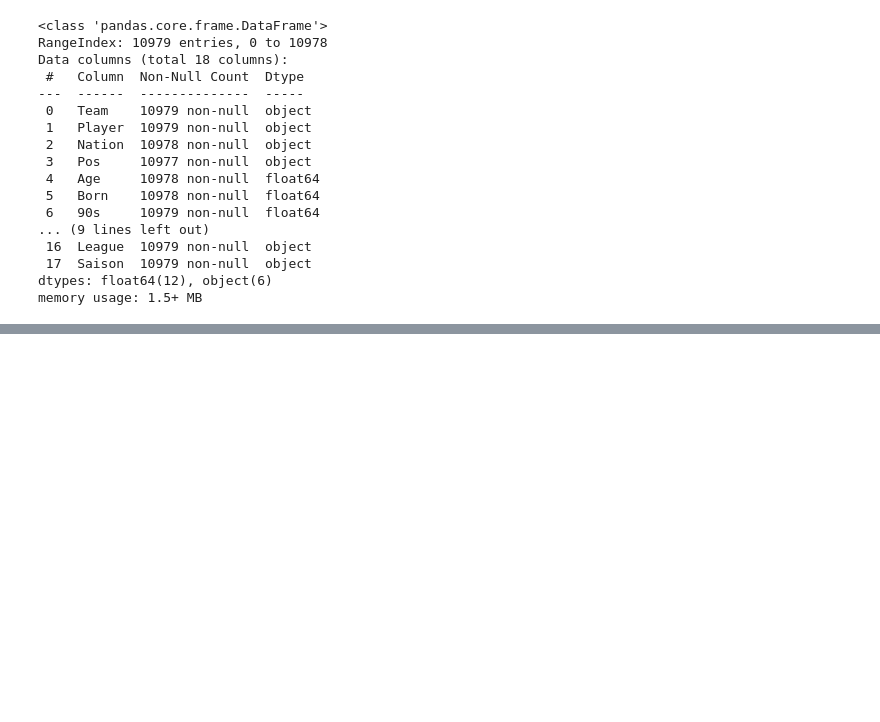
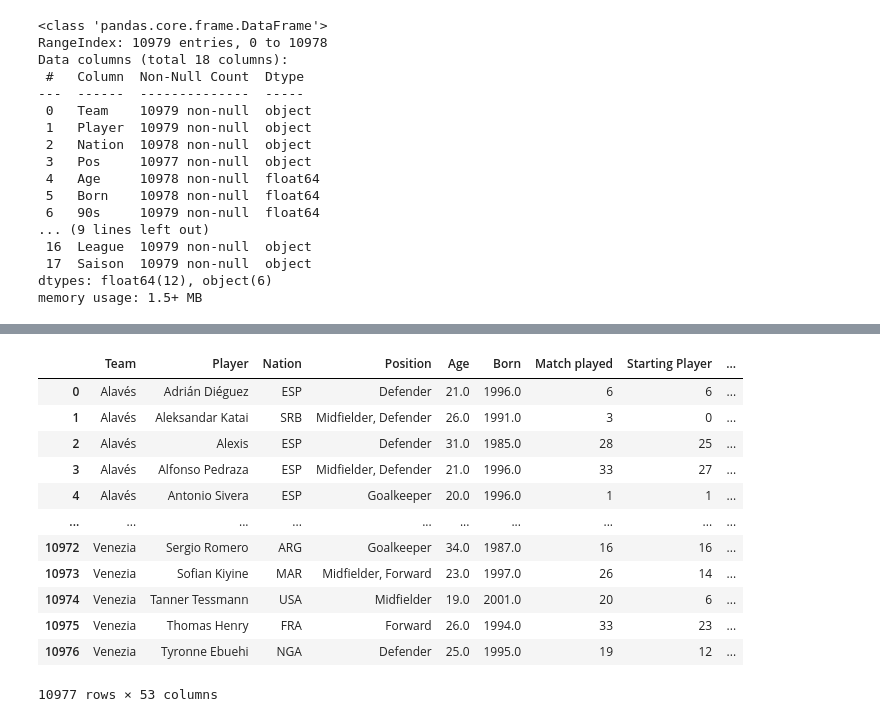
Before and after one commit to lbenyamin/Skoot, a Jupyter notebook: Preprocessing/Preprocessing_FBREF/FBref_pre_processing.ipynb, the cells around one changed output, grey strips where cells are left out. Cells and saved outputs as stored; diff of their text form; code cells hidden in the pictures; blank space fills up the shorter version.

```diff
--- a/Preprocessing/Preprocessing_FBREF/FBref_pre_processing.ipynb
+++ b/Preprocessing/Preprocessing_FBREF/FBref_pre_processing.ipynb
@@ -231,7 +274,7 @@ Data columns (total 32 columns):
 dtypes: float64(25), int64(1), object(6)
 memory usage: 2.7+ MB
 # %%
-FBREF_dataset_conca_passing = FBREF_dataset_conca_passing.drop(columns=['Cmp','Att','TotDist','PrgDist','Cmp.1','Att.1','Cmp.2','Att.2','Cmp.3' ,'Att.3','xAG','1/3'])
+FBREF_dataset_conca_passing = FBREF_dataset_conca_passing.drop(columns=['Cmp','Att','TotDist','PrgDist','Cmp.1','Att.1','Cmp.2','Att.2','Cmp.3' ,'Att.3','xAG', 'A-xAG','1/3'])
 FBREF_dataset_conca_passing.info()
 # %% [output]
 <class 'pandas.core.frame.DataFrame'>
@@ -253,0 +297,8 @@ memory usage: 1.7+ MB
+# %%
+FBREF_dataset_conca_passing = FBREF_dataset_conca_passing.rename(columns={'Pos': 'Position', '90s': 'avg playing time per game', 'Cmp%': 'Total pass completion percentage',
+                                                                          'Cmp%.1': 'Short pass completion percentage', 'Cmp%.2': 'Medium pass completion percentage',
+                                                                          'Cmp%.3': 'Long pass completion percentage', 'Ast': 'Total Assists', 'xA': 'Expected assists', 'xA%': 'Expected assists',
+                                                                          'KP': 'Key passes', 'PPA': 'Pass into penalty area' , 'CrsPA': 'Cross into penalty area',
+                                                                          'PrgP': 'Progressive passes'
+                                                                          })
+FBREF_dataset_conca_passing.info()
@@ -295,3 +364,11 @@ Data columns (total 21 columns):
  20  Saison        10979 non-null  object
 dtypes: float64(11), int64(4), object(6)
 memory usage: 1.8+ MB
+# %%
+FBREF_dataset_conca_shooting = FBREF_dataset_conca_shooting.rename(columns={'Nationnalite': 'Nation','90s': 'avg playing time per game', 'Gls': 'Total goals',
+                                                                          'Sh': 'Total shots', 'SoT': 'Shots on target', 'SoT%': 'Shots on target percentage',
+                                                                          'Sh/90': 'Shots per 90min', 'SoT/90': 'Shots on target per 90min',
+                                                                          'G/Sh': 'Goals per shot', 'G/SoT': 'Goal per shot on target' , 'Dist': 'Avg shot distance',
+                                                                          'PK': 'Penalty made', 'PKatt': 'Penalty attempted', 'npxG': 'Expected goal without penalty'
+                                                                          })
+FBREF_dataset_conca_shooting.info()
@@ -339,3 +434,11 @@ Data columns (total 18 columns):
  17  Saison  10979 non-null  object
 dtypes: float64(12), object(6)
 memory usage: 1.5+ MB
+# %%
+FBREF_dataset_conca_defense = FBREF_dataset_conca_defense.rename(columns={'Pos' : 'Position','90s': 'avg playing time per game', 'Tkl': 'Total tackles',
+                                                                          'TklW': 'Tackles won', 'Tkl%': 'Dribblers tackled challenge percentage',
+                                                                          'Blocks': 'Number of time blocking the ball', 'Sh': 'Shots blocked', 'Pass': 'Passes blocked',
+                                                                          'Int': 'Interception', 'Clr': 'Clearances' , 'Err': 'Mistake leading to opponent shot'
+
+                                                                          })
+FBREF_dataset_conca_defense.info()
@@ -341,0 +636,20 @@ memory usage: 1.5+ MB
+# %%
+dataframes = [FBREF_dataset_conca_standard, FBREF_dataset_conca_shooting, FBREF_dataset_conca_defense, FBREF_dataset_conca_passing]
+df_merged = dataframes[0]
+for i in range(1, len(dataframes)):
+    df_merged = pd.merge(df_merged, dataframes[i], on=list(set(df_merged.columns) & set(dataframes[i].columns)), how="left")
+df_merged
+# %% [output]
+|  | Team | Player | Nation | Position | Age | Born | Match played | Starting Player | ... |
+| 0 | Alavés | Adrián Diéguez | ESP | Defender | 21.0 | 1996.0 | 6 | 6 | ... |
+| 1 | Alavés | Aleksandar Katai | SRB | Midfielder, Defender | 26.0 | 1991.0 | 3 | 0 | ... |
+| 2 | Alavés | Alexis | ESP | Defender | 31.0 | 1985.0 | 28 | 25 | ... |
+| 3 | Alavés | Alfonso Pedraza | ESP | Midfielder, Defender | 21.0 | 1996.0 | 33 | 27 | ... |
+| 4 | Alavés | Antonio Sivera | ESP | Goalkeeper | 20.0 | 1996.0 | 1 | 1 | ... |
+| ... | ... | ... | ... | ... | ... | ... | ... | ... | ... |
+| 10972 | Venezia | Sergio Romero | ARG | Goalkeeper | 34.0 | 1987.0 | 16 | 16 | ... |
+| 10973 | Venezia | Sofian Kiyine | MAR | Midfielder, Forward | 23.0 | 1997.0 | 26 | 14 | ... |
+| 10974 | Venezia | Tanner Tessmann | USA | Midfielder | 19.0 | 2001.0 | 20 | 6 | ... |
+| 10975 | Venezia | Thomas Henry | FRA | Forward | 26.0 | 1994.0 | 33 | 23 | ... |
+| 10976 | Venezia | Tyronne Ebuehi | NGA | Defender | 25.0 | 1995.0 | 19 | 12 | ... |
+10977 rows × 53 columns
```
Also changed, not shown: parts of 46 cells of this notebook.
